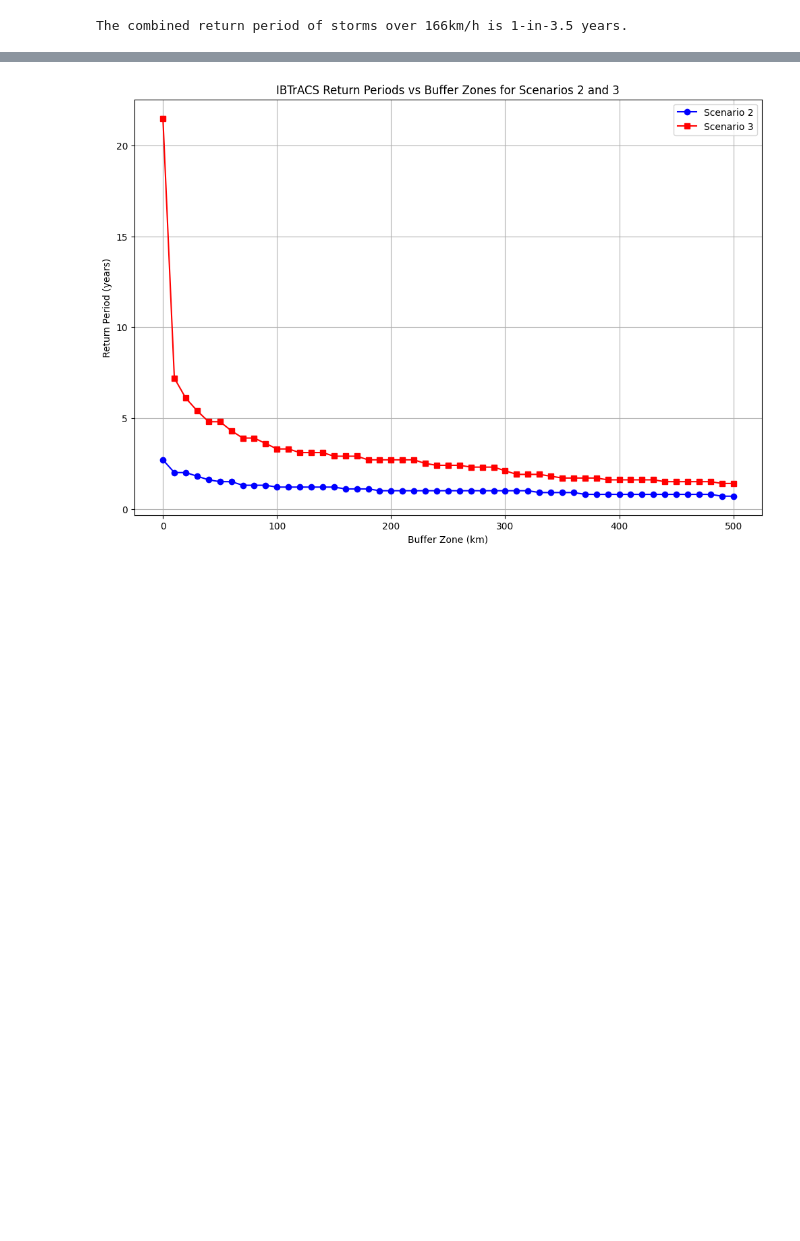
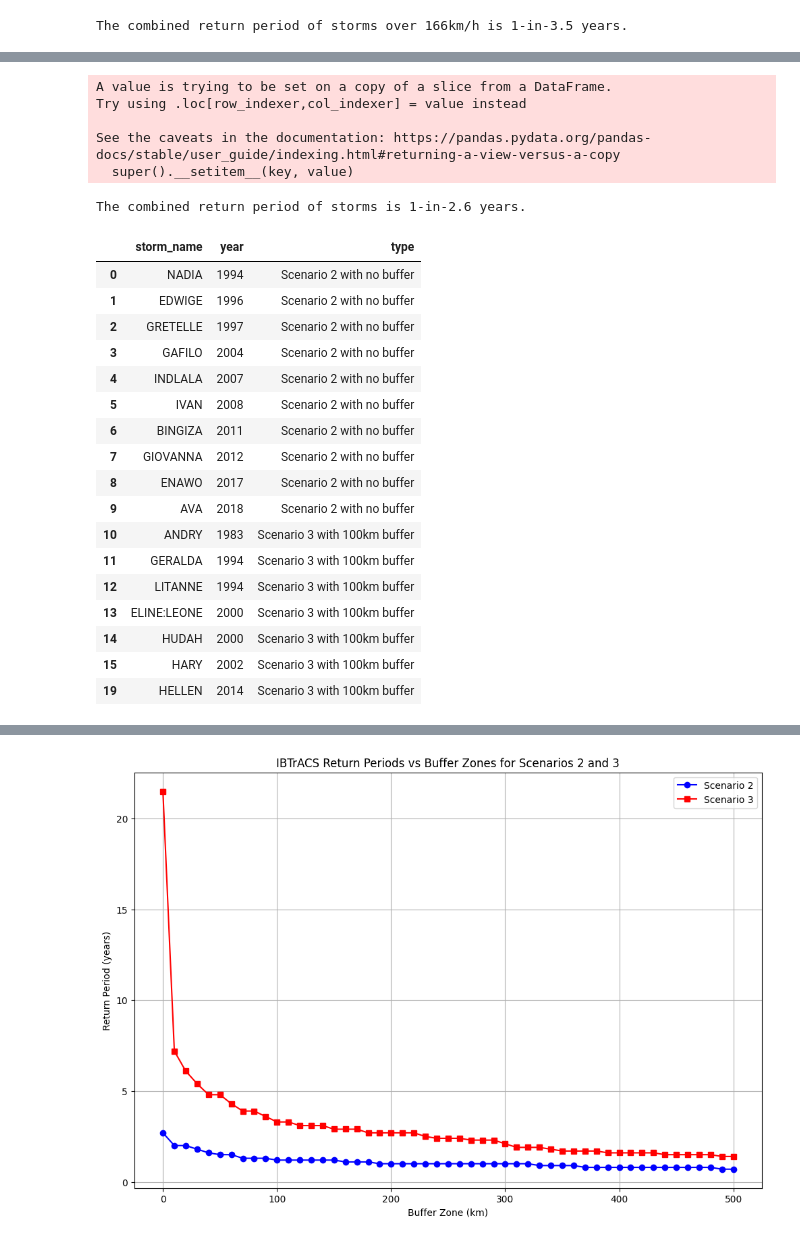
Before and after one commit to OCHA-DAP/ds-aa-mdg-storms, a Jupyter notebook: analysis/01.0_return_period_ibtracs.ipynb, the cells around one changed output, grey strips where cells are left out. Saved outputs shown, nothing was run; the diff lists cells and outputs as text; code cells hidden in the pictures; blank space fills up the shorter version.

Commit message:
computing return period for the selected regions and since 2006

```diff
--- a/analysis/01.0_return_period_ibtracs.ipynb
+++ b/analysis/01.0_return_period_ibtracs.ipynb
@@ -379,0 +496,27 @@ storm_data_df
+# %%
+scenario_2_point_5(df=df, gdf_adm=gdf_adm1_sel, start_year=1980)
+# %% [output]
+A value is trying to be set on a copy of a slice from a DataFrame.
+Try using .loc[row_indexer,col_indexer] = value instead
+
+See the caveats in the documentation: https://pandas.pydata.org/pandas-docs/stable/user_guide/indexing.html#returning-a-view-versus-a-copy
+  super().__setitem__(key, value)
+The combined return period of storms is 1-in-2.6 years.
+|  | storm_name | year | type |
+| 0 | NADIA | 1994 | Scenario 2 with no buffer |
+| 1 | EDWIGE | 1996 | Scenario 2 with no buffer |
+| 2 | GRETELLE | 1997 | Scenario 2 with no buffer |
+| 3 | GAFILO | 2004 | Scenario 2 with no buffer |
+| 4 | INDLALA | 2007 | Scenario 2 with no buffer |
+| 5 | IVAN | 2008 | Scenario 2 with no buffer |
+| 6 | BINGIZA | 2011 | Scenario 2 with no buffer |
+| 7 | GIOVANNA | 2012 | Scenario 2 with no buffer |
+| 8 | ENAWO | 2017 | Scenario 2 with no buffer |
+| 9 | AVA | 2018 | Scenario 2 with no buffer |
+| 10 | ANDRY | 1983 | Scenario 3 with 100km buffer |
+| 11 | GERALDA | 1994 | Scenario 3 with 100km buffer |
+| 12 | LITANNE | 1994 | Scenario 3 with 100km buffer |
+| 13 | ELINE:LEONE | 2000 | Scenario 3 with 100km buffer |
+| 14 | HUDAH | 2000 | Scenario 3 with 100km buffer |
+| 15 | HARY | 2002 | Scenario 3 with 100km buffer |
+| 19 | HELLEN | 2014 | Scenario 3 with 100km buffer |
```
Also changed, not shown: parts of 44 cells of this notebook.
